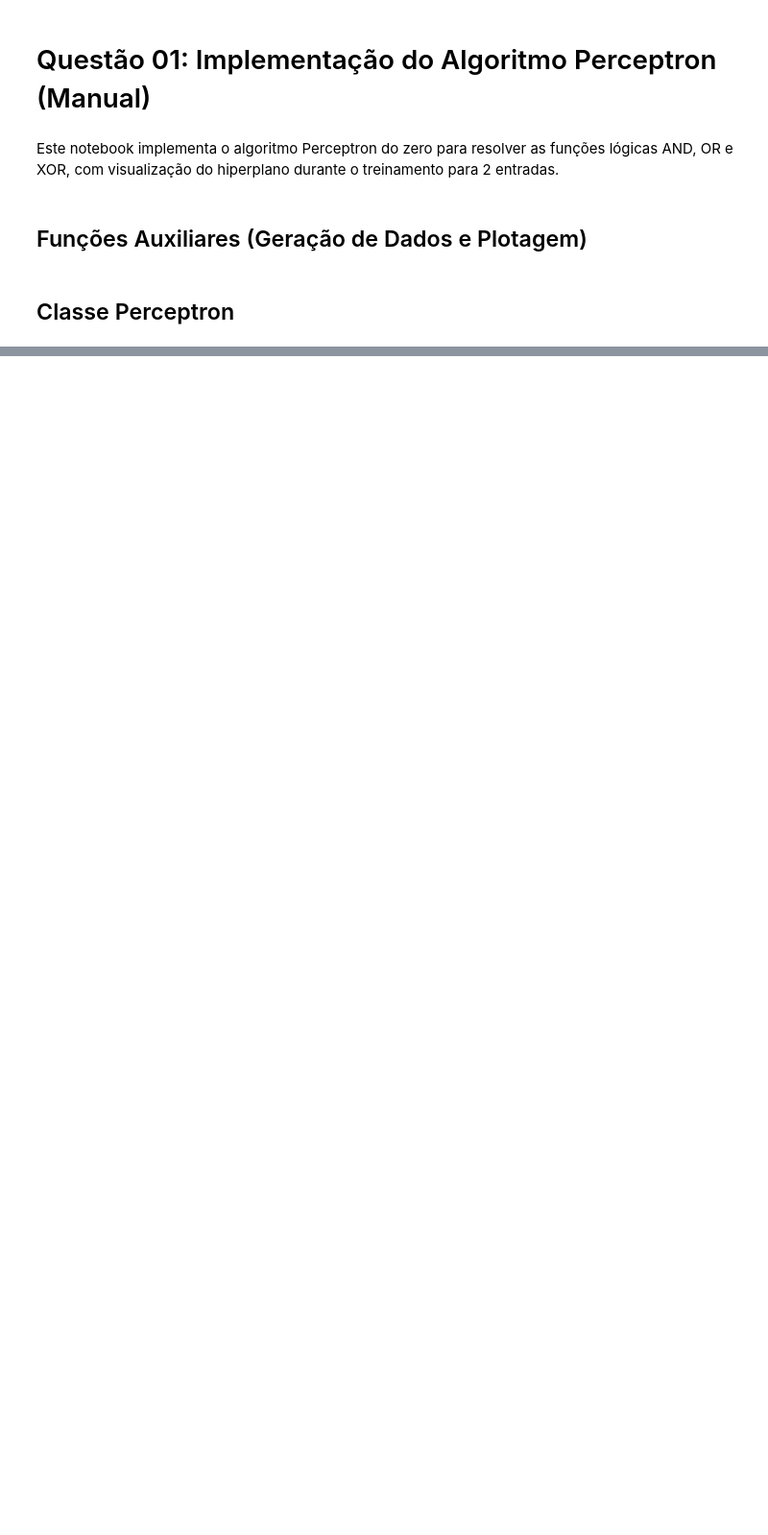
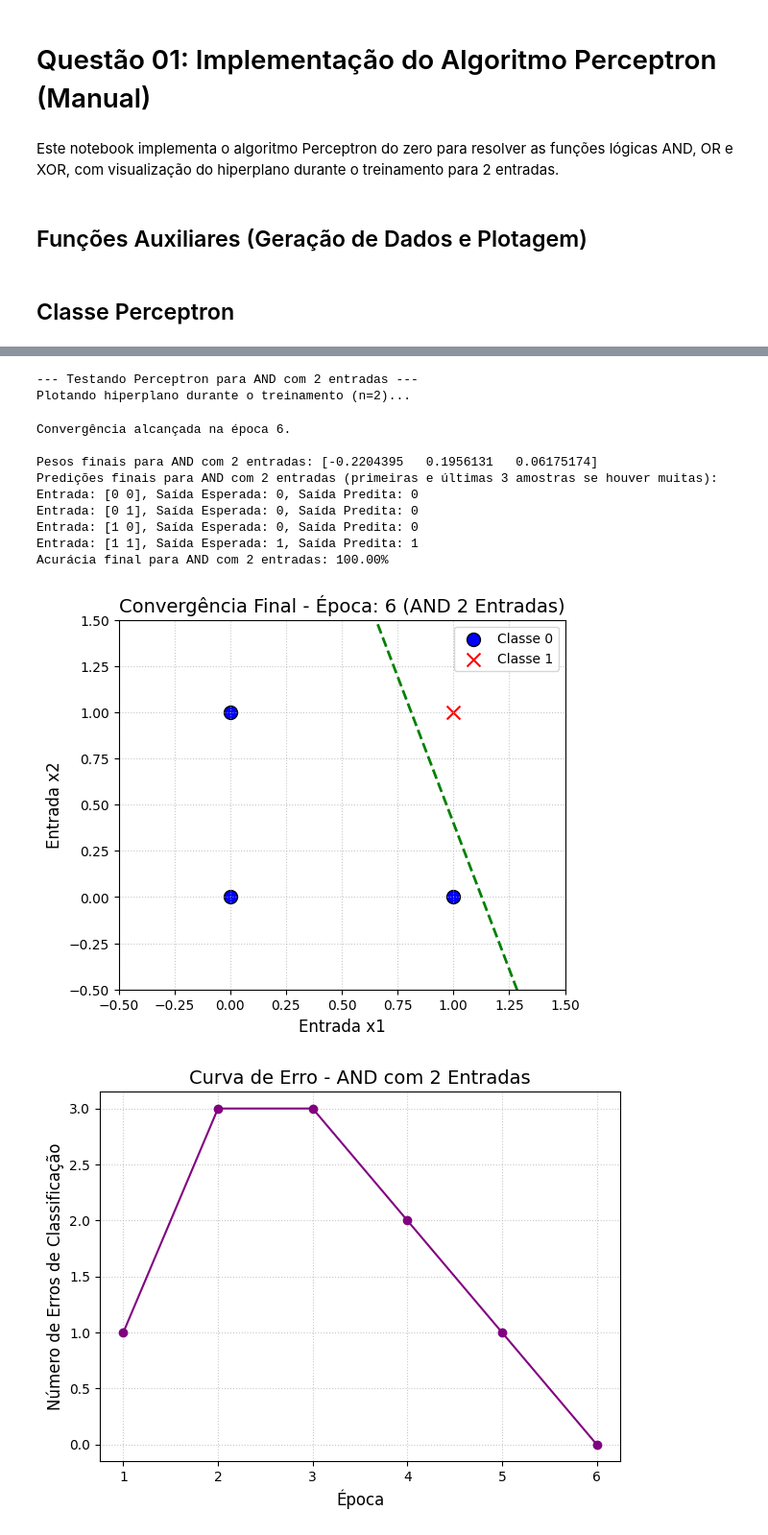
Before and after one commit to LuanCarrieiros/IA, a Jupyter notebook: Lista10/Questão 01/perceptron_manual.ipynb, the cells around one changed output, grey strips where cells are left out. Shown: that part at 96% size. Drawn from its saved outputs; the diff is of its cells as text; code cells hidden in the pictures; blank space fills up the shorter version.

```diff
--- a/Lista10/Questão 01/perceptron_manual.ipynb
+++ b/Lista10/Questão 01/perceptron_manual.ipynb
@@ -569,0 +272,19 @@ Fim dos testes.
+# %%
+# Exemplo 1: AND com 2 entradas
+# A animação do hiperplano será mostrada, seguida pela curva de erro.
+# Aumentei n_epocas para dar mais tempo para a animação se necessário.
+executar_teste_perceptron(tipo_funcao="AND", num_entradas=2, n_epocas=30, plot_interval_anim=1)
+# %% [output]
+--- Testando Perceptron para AND com 2 entradas ---
+Plotando hiperplano durante o treinamento (n=2)...
+Convergência alcançada na época 6.
+
+Pesos finais para AND com 2 entradas: [-0.2204395   0.1956131   0.06175174]
+Predições finais para AND com 2 entradas (primeiras e últimas 3 amostras se houver muitas):
+Entrada: [0 0], Saída Esperada: 0, Saída Predita: 0
+Entrada: [0 1], Saída Esperada: 0, Saída Predita: 0
+Entrada: [1 0], Saída Esperada: 0, Saída Predita: 0
+Entrada: [1 1], Saída Esperada: 1, Saída Predita: 1
+Acurácia final para AND com 2 entradas: 100.00%
+[figure, added]
+[figure, added]
```
Also changed, not shown: parts of 16 cells of this notebook.
